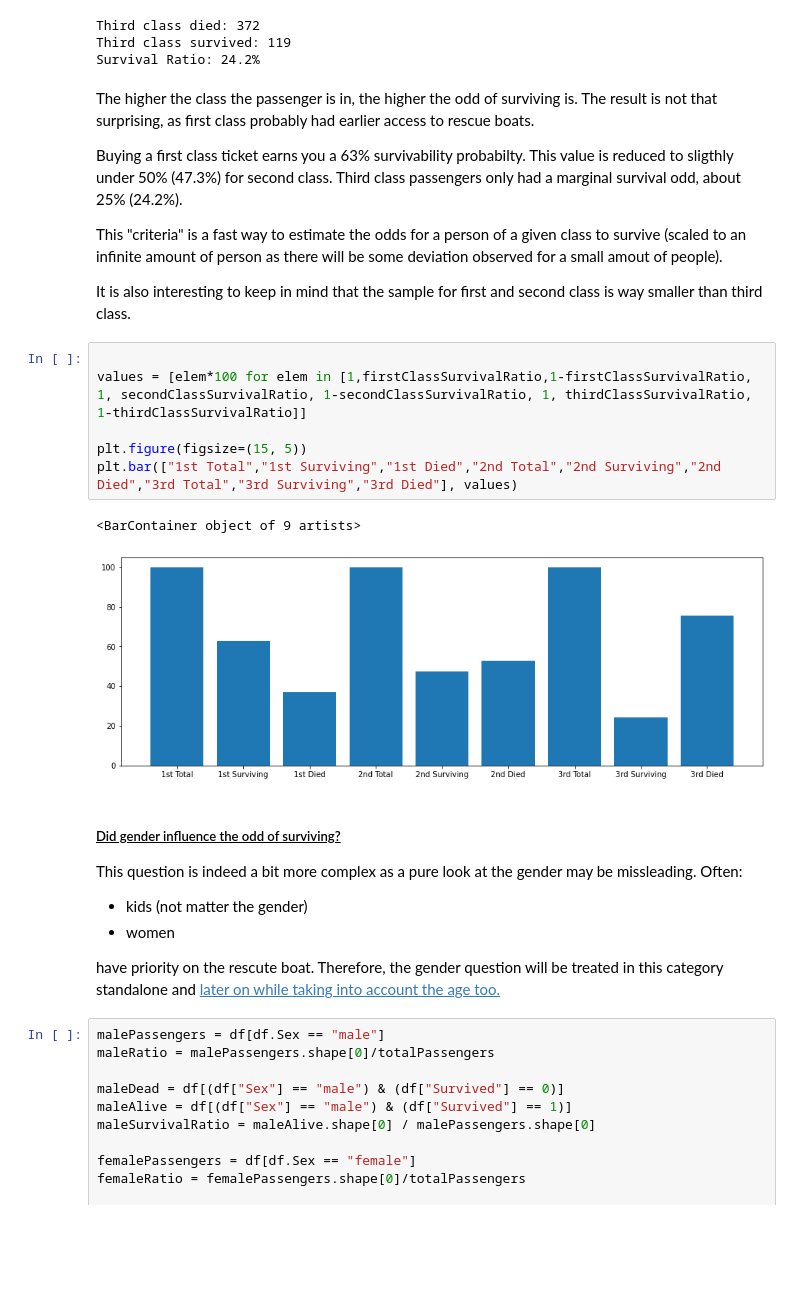
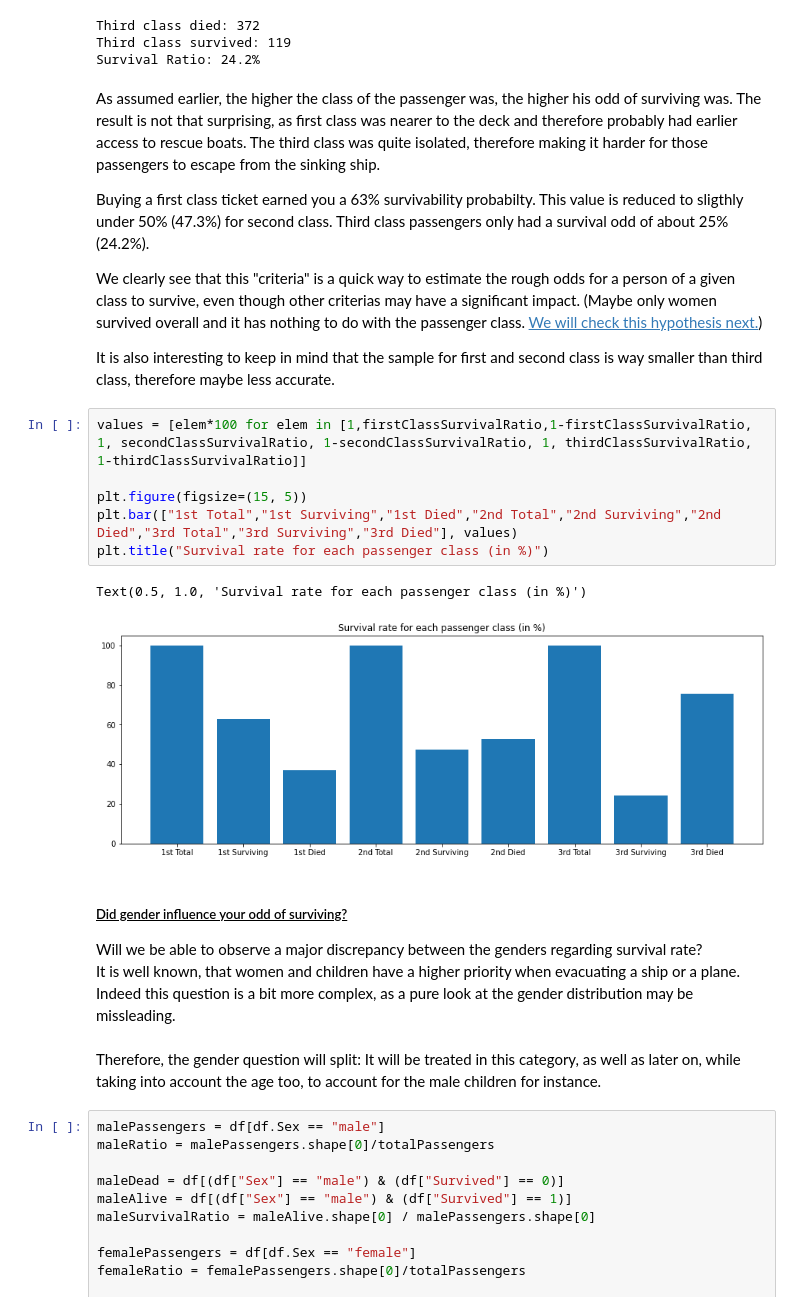
Before and after one commit to GeoffreyKarnbach/Titanic-Survival-Analysis, a Jupyter notebook: analyse.ipynb, the cells around one changed output. Saved outputs shown, nothing was run; the diff lists cells and outputs as text; blank space fills up the shorter version.

Commit message:
Improved documentation for: Passenger class Passenger gender Passenger age
Adding an hypothesis for each section and work towards answering that question.

```diff
--- a/analyse.ipynb
+++ b/analyse.ipynb
@@ -106,31 +133,30 @@ Third class died: 372
 Third class survived: 119
 Survival Ratio: 24.2%
 # %% [markdown]
-The higher the class the passenger is in, the higher the odd of surviving is. The result is not that surprising, as first class probably had earlier access to rescue boats.
+As assumed earlier, the higher the class of the passenger was, the higher his odd of surviving was. The result is not that surprising, as first class was nearer to the deck and therefore probably had earlier access to rescue boats. The third class was quite isolated, therefore making it harder for those passengers to escape from the sinking ship.
 
-Buying a first class ticket earns you a 63% survivability probabilty. This value is reduced to sligthly under 50% (47.3%) for second class. Third class passengers only had a marginal survival odd, about 25% (24.2%).
+Buying a first class ticket earned you a 63% survivability probabilty. This value is reduced to sligthly under 50% (47.3%) for second class. Third class passengers only had a survival odd of about 25% (24.2%).
 
-This "criteria" is a fast way to estimate the odds for a person of a given class to survive (scaled to an infinite amount of person as there will be some deviation observed for a small amout of people).
+We clearly see that this "criteria" is a quick way to estimate the rough odds for a person of a given class to survive, even though other criterias may have a significant impact. (Maybe only women survived overall and it has nothing to do with the passenger class. [We will check this hypothesis next.](#u-did-gender-influence-the-odd-of-survivingu))
 
-It is also interesting to keep in mind that the sample for first and second class is way smaller than third class.
+It is also interesting to keep in mind that the sample for first and second class is way smaller than third class, therefore maybe less accurate.
 # %%
-
 values = [elem*100 for elem in [1,firstClassSurvivalRatio,1-firstClassSurvivalRatio, 1, secondClassSurvivalRatio, 1-secondClassSurvivalRatio, 1, thirdClassSurvivalRatio, 1-thirdClassSurvivalRatio]]
 
 plt.figure(figsize=(15, 5))
 plt.bar(["1st Total","1st Surviving","1st Died","2nd Total","2nd Surviving","2nd Died","3rd Total","3rd Surviving","3rd Died"], values)
+plt.title("Survival rate for each passenger class (in %)")
 # %% [output]
-<BarContainer object of 9 artists>
+Text(0.5, 1.0, 'Survival rate for each passenger class (in %)')
-[figure, old version]
+[figure, new version]
 # %% [markdown]
-##### <u> Did gender influence the odd of surviving?</u>
+##### <u> Did gender influence your odd of surviving?</u>
 
-This question is indeed a bit more complex as a pure look at the gender may be missleading. Often:
-
-- kids (not matter the gender)
-- women
-
-have priority on the rescute boat. Therefore, the gender question will be treated in this category standalone and [later on while taking into account the age too.]()
+Will we be able to observe a major discrepancy between the genders regarding survival rate?<br>
+It is well known, that women and children have a higher priority when evacuating a ship or a plane.
+Indeed this question is a bit more complex, as a pure look at the gender distribution may be missleading.<br><br>
+Therefore, the gender question will split:
+It will be treated in this category, as well as later on, while taking into account the age too, to account for the male children for instance.
 # %%
 malePassengers = df[df.Sex == "male"]
 maleRatio = malePassengers.shape[0]/totalPassengers
```
Also changed, not shown: parts of 33 cells of this notebook.
